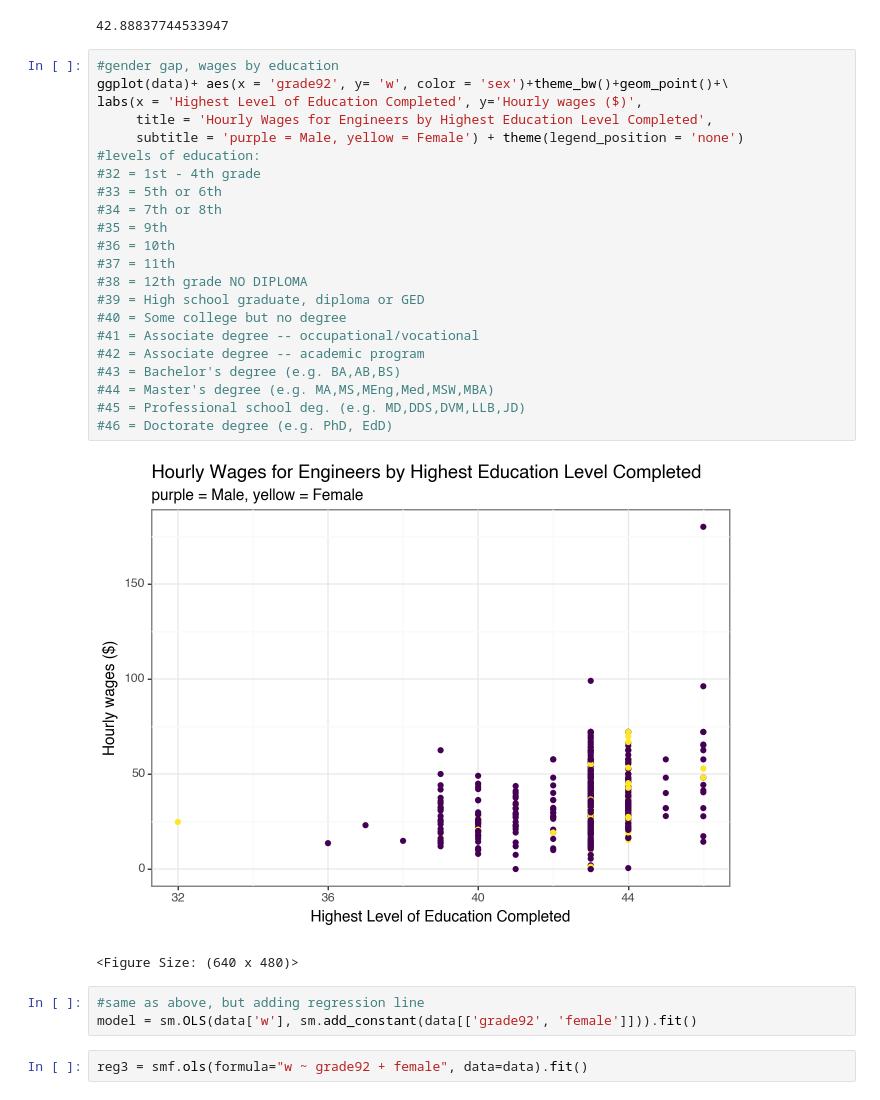
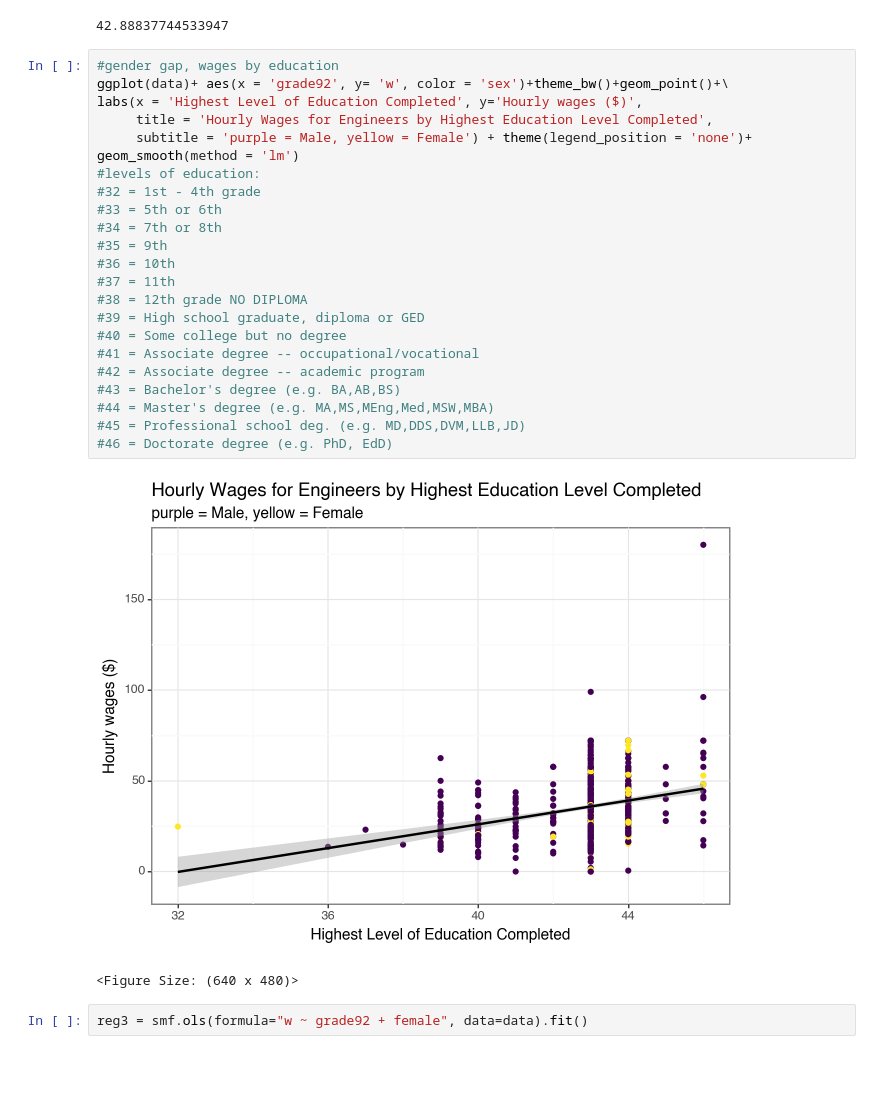
Before and after one commit to corinne167225/DataAnalysis2, a Jupyter notebook: Assignment1.ipynb, the cells around one changed output. Drawn from its saved outputs; the diff is of its cells as text; blank space fills up the shorter version.

```diff
--- a/Assignment1.ipynb
+++ b/Assignment1.ipynb
@@ -253,31 +253,28 @@ data['grade92'].mean() #about 43, bachelor's degree
 # %%
 #gender gap, wages by education
 ggplot(data)+ aes(x = 'grade92', y= 'w', color = 'sex')+theme_bw()+geom_point()+\
 labs(x = 'Highest Level of Education Completed', y='Hourly wages ($)',
      title = 'Hourly Wages for Engineers by Highest Education Level Completed',
-     subtitle = 'purple = Male, yellow = Female') + theme(legend_position = 'none')
+     subtitle = 'purple = Male, yellow = Female') + theme(legend_position = 'none')+ geom_smooth(method = 'lm')
 #levels of education:
 #32 = 1st - 4th grade
 #33 = 5th or 6th
 #34 = 7th or 8th
 #35 = 9th
 #36 = 10th
 #37 = 11th
 #38 = 12th grade NO DIPLOMA
 #39 = High school graduate, diploma or GED
 #40 = Some college but no degree
 #41 = Associate degree -- occupational/vocational
 #42 = Associate degree -- academic program
 #43 = Bachelor's degree (e.g. BA,AB,BS)
 #44 = Master's degree (e.g. MA,MS,MEng,Med,MSW,MBA)
 #45 = Professional school deg. (e.g. MD,DDS,DVM,LLB,JD)
 #46 = Doctorate degree (e.g. PhD, EdD)
 # %% [output]
-[figure, old version]
+[figure, new version]
 <Figure Size: (640 x 480)>
-# %%
-#same as above, but adding regression line
-model = sm.OLS(data['w'], sm.add_constant(data[['grade92', 'female']])).fit()
 # %%
 reg3 = smf.ols(formula="w ~ grade92 + female", data=data).fit()
 # %%
```
